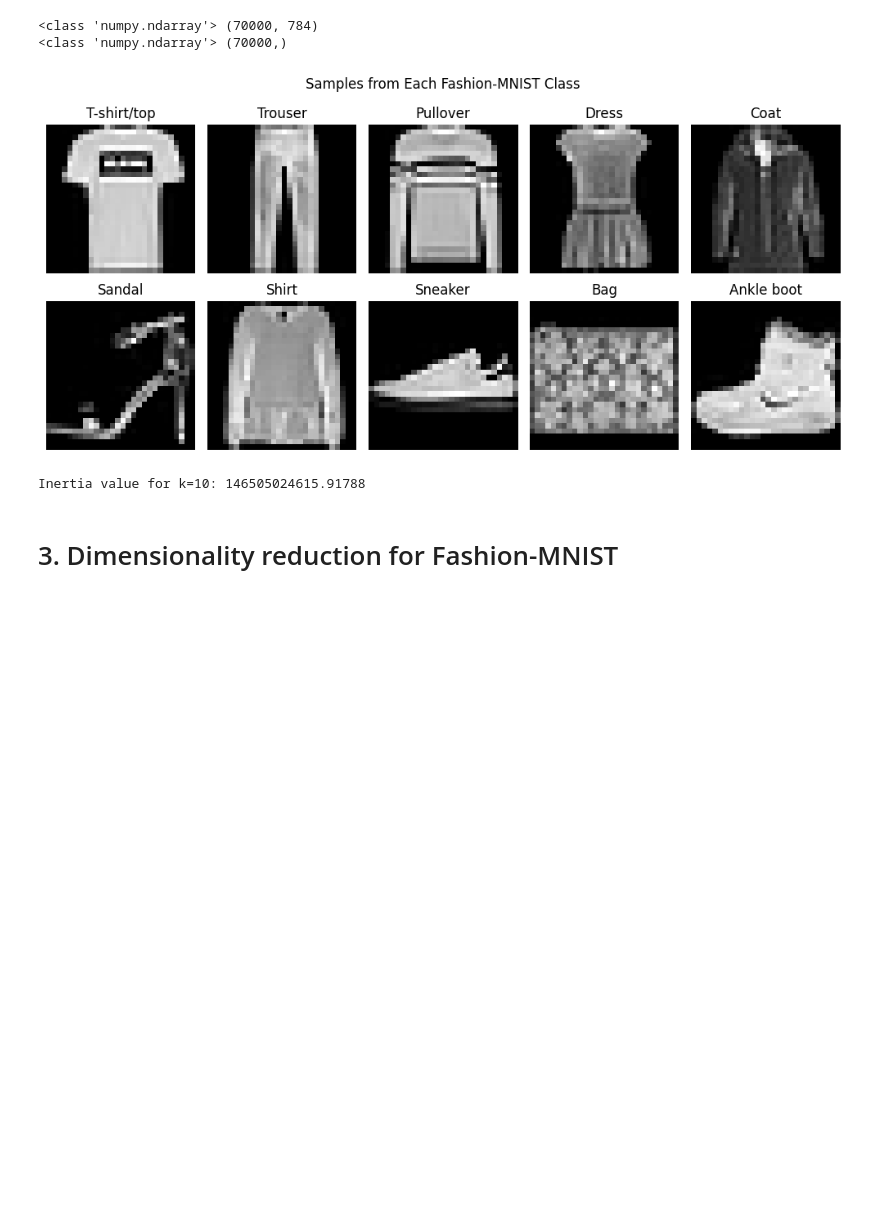
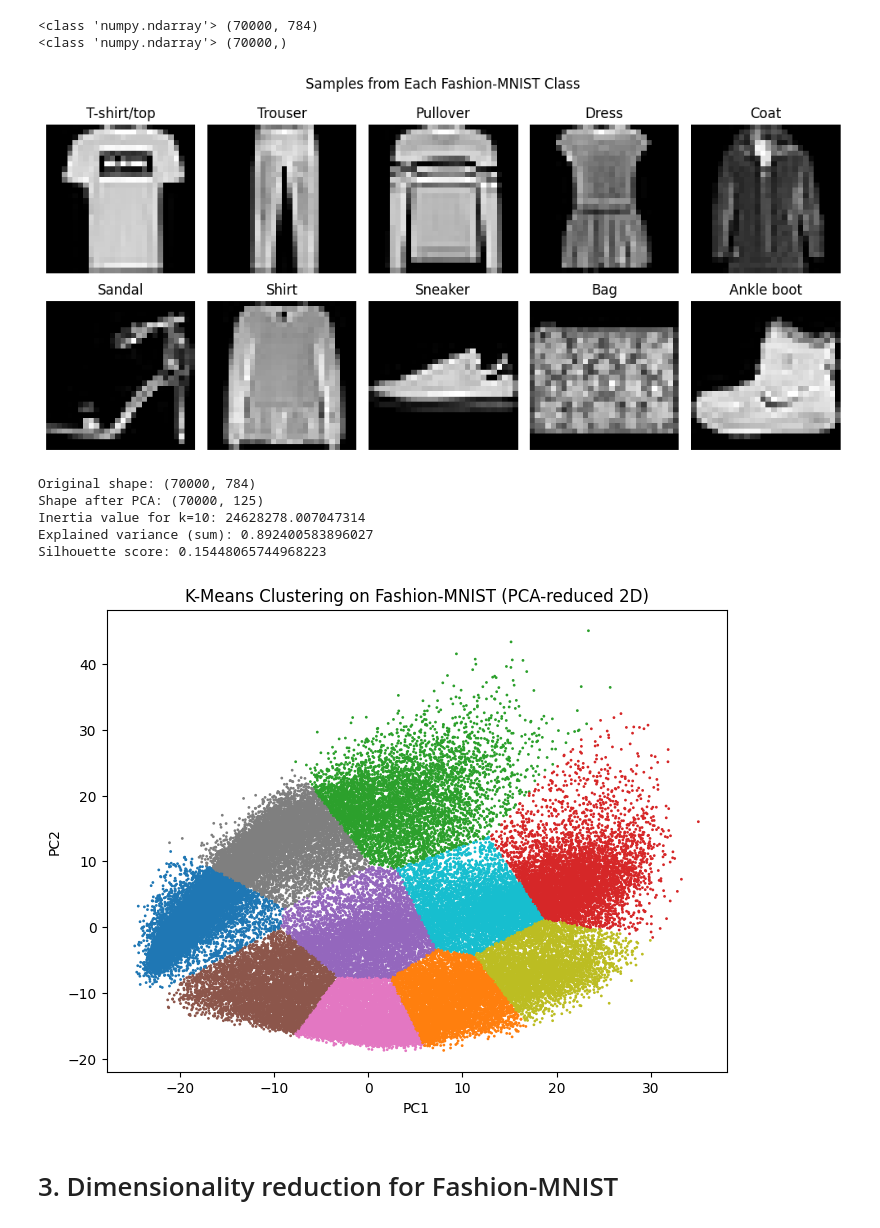
Before and after one commit to a-walnut-13/data-science-project-2, a Jupyter notebook: project2.ipynb, the cells around one changed output. Drawn from its saved outputs; the diff is of its cells as text; code cells hidden in the pictures; blank space fills up the shorter version.

```diff
--- a/project2.ipynb
+++ b/project2.ipynb
@@ -78,41 +80,74 @@ import matplotlib.pyplot as plt
 from sklearn.preprocessing import StandardScaler
 from sklearn.decomposition import PCA
 from sklearn.cluster import KMeans
+from sklearn.metrics import silhouette_score
+from sklearn.metrics import confusion_matrix
+import seaborn as sns
 
 
 # Array of figures
 class_names = ['T-shirt/top', 'Trouser', 'Pullover', 'Dress', 'Coat', 'Sandal', 'Shirt', 'Sneaker', 'Bag', 'Ankle boot']
 plt.figure(figsize=(10, 5))
 for label in range(10):
   idx = np.where(y == label)[0][0]
   image = X[idx].reshape(28, 28)
   plt.subplot(2, 5, label + 1)
   plt.imshow(image, cmap='gray')
   plt.title(class_names[label])
   plt.axis('off')
 
 plt.suptitle("Samples from Each Fashion-MNIST Class")
 plt.tight_layout()
 plt.show()
 
 # Dimensionality reduction
 scaler = StandardScaler()
 X_scaled = scaler.fit_transform(X)
-pca = PCA(n_components=50, random_state=1)
+pca = PCA(n_components=125, random_state=1)
 X_pca = pca.fit_transform(X_scaled)
 print("Original shape:", X.shape)
 print("Shape after PCA:", X_pca.shape)
 
 #k-means
 k = 10
 kmeans = KMeans(n_clusters=k, random_state=1)
 y_predict = kmeans.fit_predict(X_pca)
 inertia = kmeans.inertia_
 print("Inertia value for k=10: " + str(inertia))
-#inertia way too high!! check reduction?
+print("Explained variance (sum):", np.sum(pca.explained_variance_ratio_))
+score = silhouette_score(X_pca, y_predict)
+print("Silhouette score:", score)
+
+#pca visualization
+pca_2d = PCA(n_components=2, random_state=1)
+X_2d = pca_2d.fit_transform(X_scaled)
+
+kmeans_2d = KMeans(n_clusters=10, random_state=1)
+y_kmeans_2d = kmeans_2d.fit_predict(X_2d)
+
+plt.figure(figsize=(8,6))
+plt.scatter(X_2d[:, 0], X_2d[:, 1], c=y_kmeans_2d, cmap='tab10', s=1)
+plt.title("K-Means Clustering on Fashion-MNIST (PCA-reduced 2D)")
+plt.xlabel("PC1")
+plt.ylabel("PC2")
+plt.show()
+
+#confusion matrix
+conf_matrix = confusion_matrix(y, y_predict)
+plt.figure(figsize=(10,8))
+sns.heatmap(conf_matrix, xticklabels=class_names, yticklabels=class_names, cmap='Purples', fmt='d')
+plt.xlabel("Predicted Cluster")
+plt.ylabel("True Label")
+plt.title("Confusion Matrix: True Labels vs Cluster Assignments")
+plt.show()
 # %% [output]
 [figure]
-Inertia value for k=10: 146505024615.91788
+Original shape: (70000, 784)
+Shape after PCA: (70000, 125)
+Inertia value for k=10: 24628278.007047314
+Explained variance (sum): 0.892400583896027
+Silhouette score: 0.15448065744968223
+[figure, added]
 # %% [markdown]
 # 3. Dimensionality reduction for Fashion-MNIST
 # %%
```
Also changed, not shown: parts of 1 cell of this notebook.
